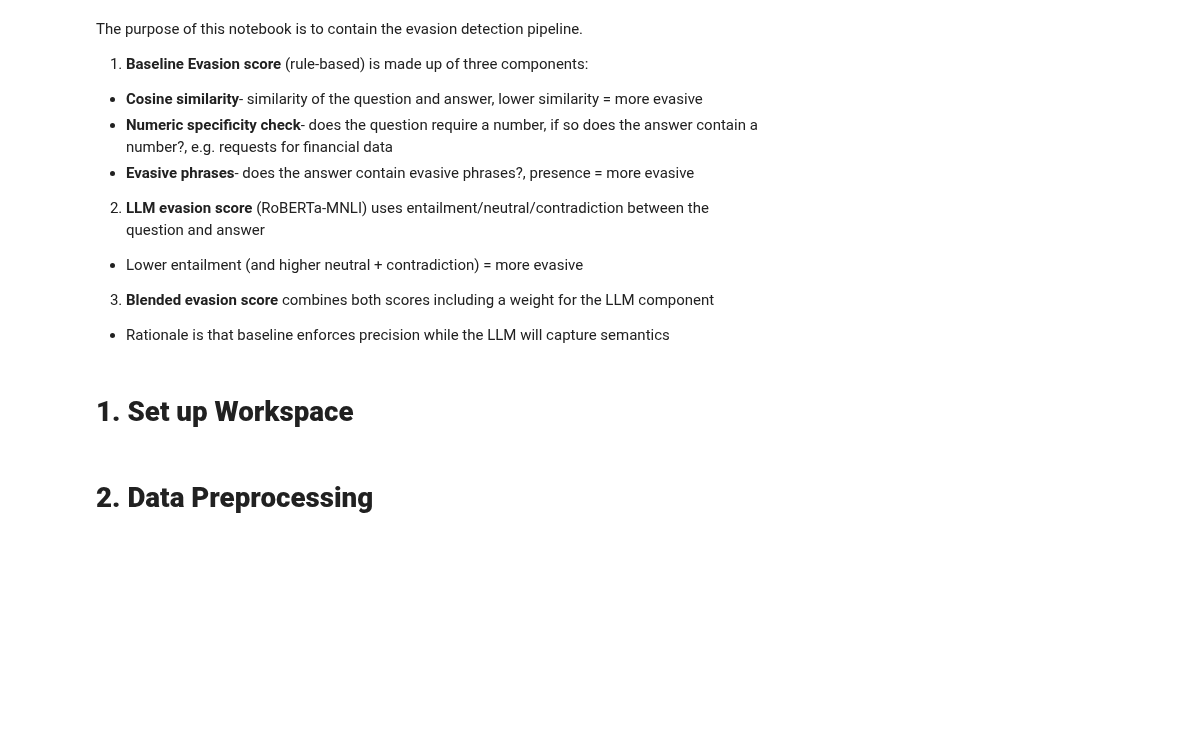
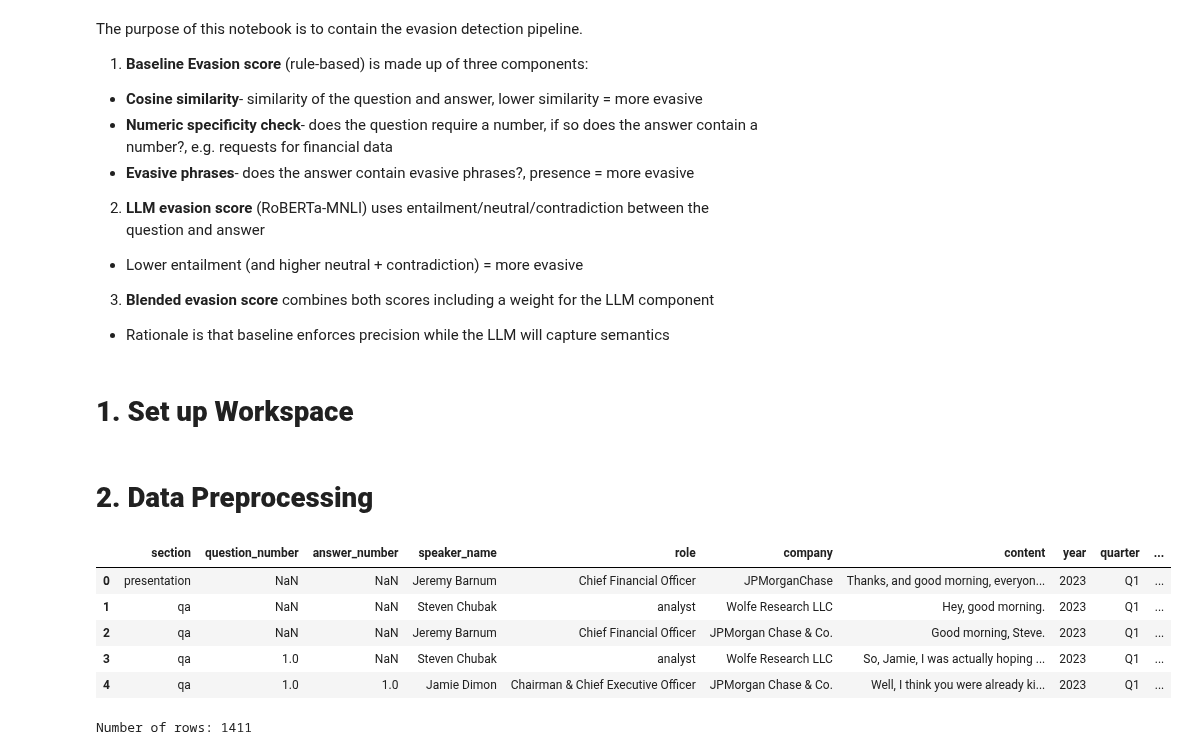
Before and after one commit to JSA10/cam_ds_ep_FinSight, a Jupyter notebook: notebooks/FinSight_evasion_detection.ipynb, the cells around one changed output. Cells and saved outputs as stored; diff of their text form; code cells hidden in the pictures; blank space fills up the shorter version.

```diff
--- a/notebooks/FinSight_evasion_detection.ipynb
+++ b/notebooks/FinSight_evasion_detection.ipynb
@@ -54,3 +54,20 @@ import seaborn as sns
 SEED = 42
 # %% [markdown]
 # **2. Data Preprocessing**
+# %%
+# Load dataset
+all_jpm_2023_2025 = pd.read_csv('../data/processed/jpm/all_jpm_2023_2025.csv')
+
+# View dataset.
+display(all_jpm_2023_2025.head())
+
+# Number of rows.
+print('Number of rows:', all_jpm_2023_2025.shape[0])
+# %% [output]
+|  | section | question_number | answer_number | speaker_name | role | company | content | year | quarter | ... |
+| 0 | presentation | NaN | NaN | Jeremy Barnum | Chief Financial Officer | JPMorganChase | Thanks, and good morning, everyon... | 2023 | Q1 | ... |
+| 1 | qa | NaN | NaN | Steven Chubak | analyst | Wolfe Research LLC | Hey, good morning. | 2023 | Q1 | ... |
+| 2 | qa | NaN | NaN | Jeremy Barnum | Chief Financial Officer | JPMorgan Chase & Co. | Good morning, Steve. | 2023 | Q1 | ... |
+| 3 | qa | 1.0 | NaN | Steven Chubak | analyst | Wolfe Research LLC | So, Jamie, I was actually hoping ... | 2023 | Q1 | ... |
+| 4 | qa | 1.0 | 1.0 | Jamie Dimon | Chairman & Chief Executive Officer | JPMorgan Chase & Co. | Well, I think you were already ki... | 2023 | Q1 | ... |
+Number of rows: 1411
```
Also changed, not shown: parts of 20 cells of this notebook, 3 other files.
